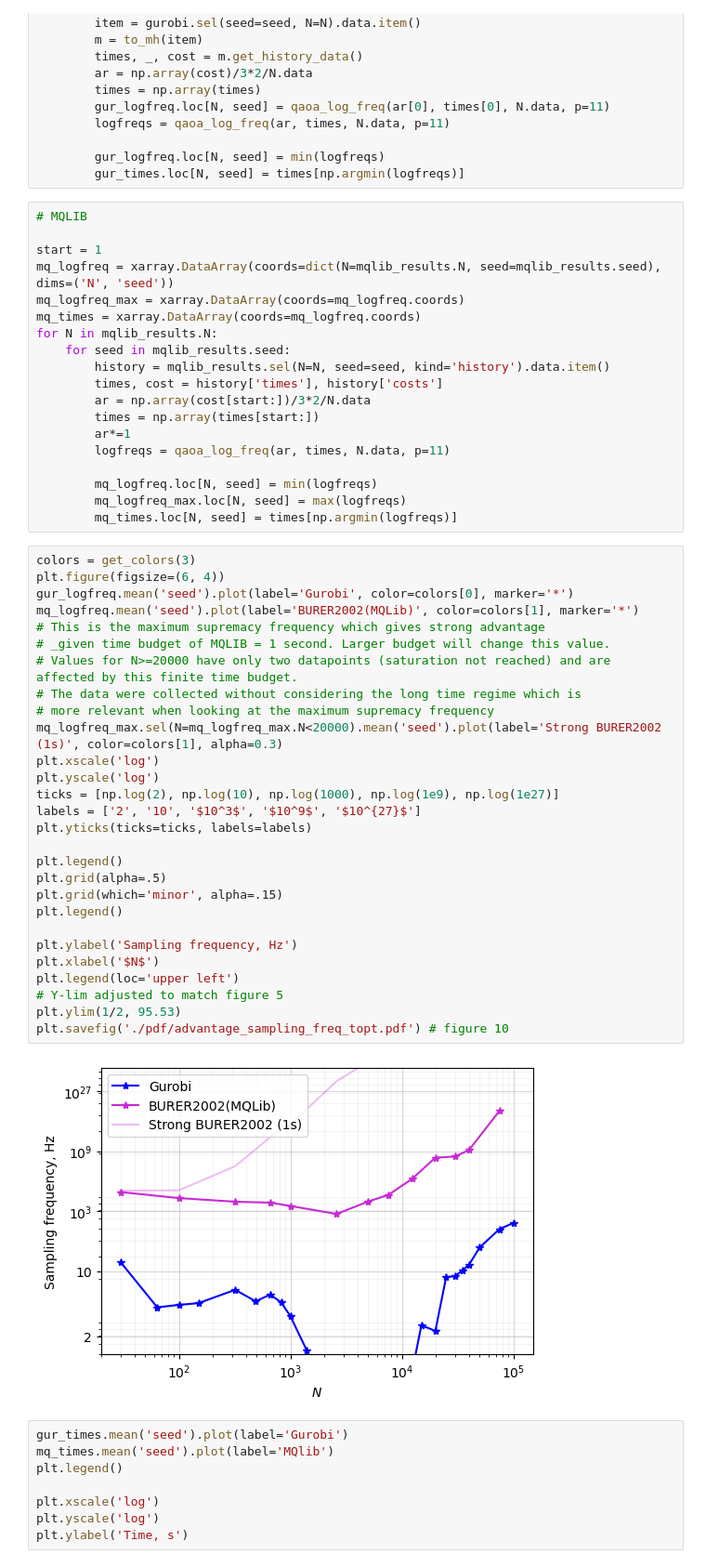
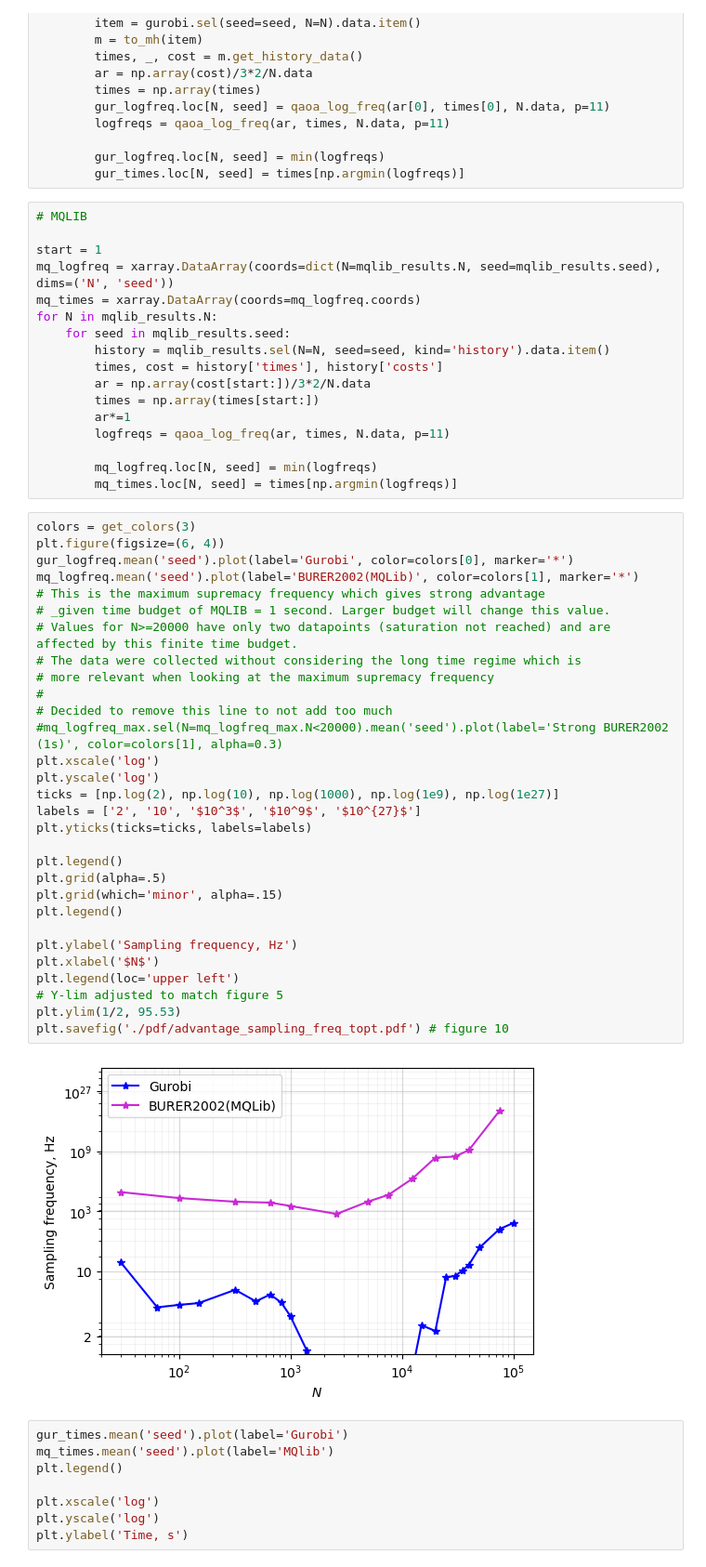
Before and after one commit to danlkv/quantum-classical-time-maxcut, a Jupyter notebook: plots/Match quality multi-shot QAOA[figure 5, 10].ipynb, the cells around one changed output. Shown: that part at 93% size. Saved outputs shown, nothing was run; the diff lists cells and outputs as text.

Commit message:
update figures 5,10

```diff
--- a/plots/Match quality multi-shot QAOA[figure 5, 10].ipynb
+++ b/plots/Match quality multi-shot QAOA[figure 5, 10].ipynb
@@ -189,7 +189,6 @@ for N in gurobi.N:
 
 start = 1
 mq_logfreq = xarray.DataArray(coords=dict(N=mqlib_results.N, seed=mqlib_results.seed), dims=('N', 'seed'))
-mq_logfreq_max = xarray.DataArray(coords=mq_logfreq.coords)
 mq_times = xarray.DataArray(coords=mq_logfreq.coords)
 for N in mqlib_results.N:
     for seed in mqlib_results.seed:
@@ -201,38 +200,39 @@ for N in mqlib_results.N:
         logfreqs = qaoa_log_freq(ar, times, N.data, p=11)
 
         mq_logfreq.loc[N, seed] = min(logfreqs)
-        mq_logfreq_max.loc[N, seed] = max(logfreqs)
         mq_times.loc[N, seed] = times[np.argmin(logfreqs)]
 # %%
 colors = get_colors(3)
 plt.figure(figsize=(6, 4))
 gur_logfreq.mean('seed').plot(label='Gurobi', color=colors[0], marker='*')
 mq_logfreq.mean('seed').plot(label='BURER2002(MQLib)', color=colors[1], marker='*')
 # This is the maximum supremacy frequency which gives strong advantage
 # _given time budget of MQLIB = 1 second. Larger budget will change this value.
 # Values for N>=20000 have only two datapoints (saturation not reached) and are affected by this finite time budget.
 # The data were collected without considering the long time regime which is
 # more relevant when looking at the maximum supremacy frequency
-mq_logfreq_max.sel(N=mq_logfreq_max.N<20000).mean('seed').plot(label='Strong BURER2002 (1s)', color=colors[1], alpha=0.3)
+#
+# Decided to remove this line to not add too much
+#mq_logfreq_max.sel(N=mq_logfreq_max.N<20000).mean('seed').plot(label='Strong BURER2002 (1s)', color=colors[1], alpha=0.3)
 plt.xscale('log')
 plt.yscale('log')
 ticks = [np.log(2), np.log(10), np.log(1000), np.log(1e9), np.log(1e27)]
 labels = ['2', '10', '$10^3$', '$10^9$', '$10^{27}$']
 plt.yticks(ticks=ticks, labels=labels)
 
 plt.legend()
 plt.grid(alpha=.5)
 plt.grid(which='minor', alpha=.15)
 plt.legend()
 
 plt.ylabel('Sampling frequency, Hz')
 plt.xlabel('$N$')
 plt.legend(loc='upper left')
 # Y-lim adjusted to match figure 5
 plt.ylim(1/2, 95.53)
 plt.savefig('./pdf/advantage_sampling_freq_topt.pdf') # figure 10
 # %% [output]
-[figure, old version]
+[figure, new version]
 # %%
 gur_times.mean('seed').plot(label='Gurobi')
 mq_times.mean('seed').plot(label='MQlib')
```
Also changed, not shown: 2 other files.
